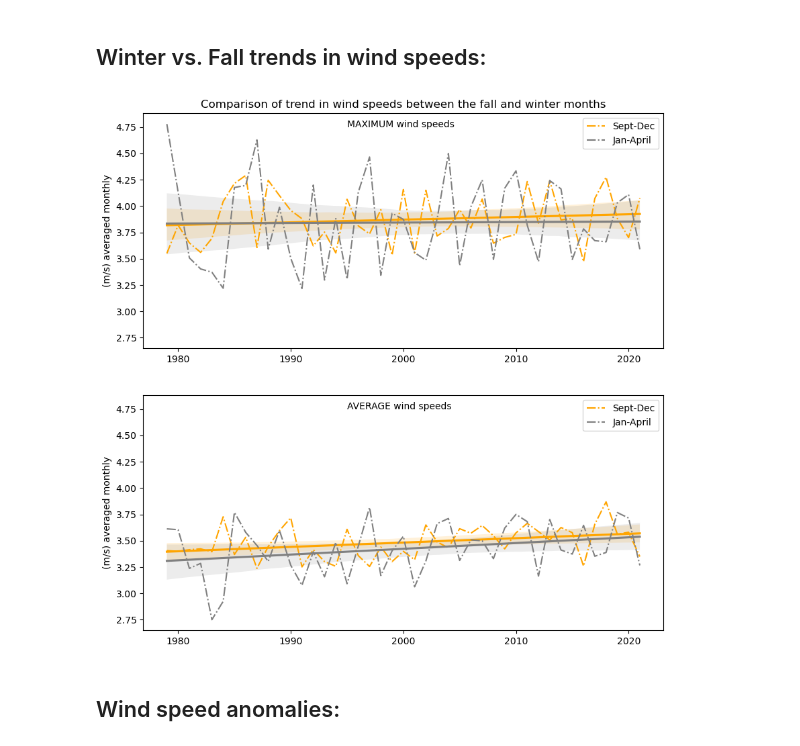
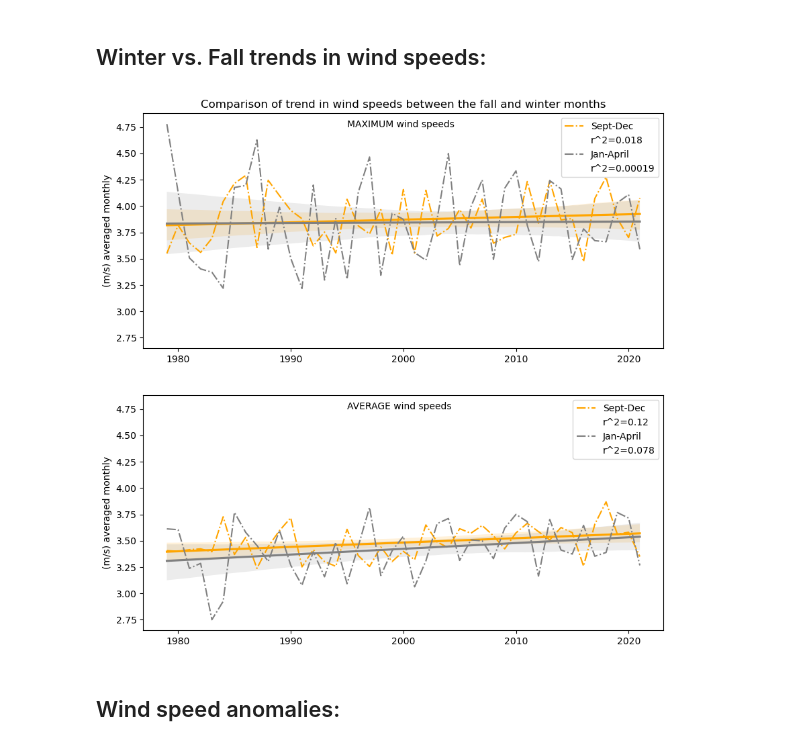
Before and after one commit to ejharri1/Emma-Eric, a Jupyter notebook: U10_WebbBay_singleloc.ipynb, the cells around one changed output. Saved outputs shown, nothing was run; the diff lists cells and outputs as text; code cells hidden in the pictures.

```diff
--- a/U10_WebbBay_singleloc.ipynb
+++ b/U10_WebbBay_singleloc.ipynb
@@ -257,36 +314,67 @@ Fairly distinctive decrease in wind speed over time for the summer season. Coupl
 # %%
 # plot
 fig, (ax, ax2) = plt.subplots(2, 1, figsize=(10,10), sharey=True)
 
+y1 = fall.max()
+x = x.reshape((-1,1)) # reshape array
+
+# linear regression FALL MAX WS
+new_model = LinearRegression().fit(x, y1)
+r_sq = new_model.score(x, y1) # calculate coefficient of determination
+
 # Sept-Dec MAX ws
-ax.plot(x, fall.max(), color='orange', linestyle='-.', label='Sept-Dec')
-sns.regplot(x=x, y=fall.max(),  marker='', color='orange', ax=ax)
+ax.plot(x, y1, color='orange', linestyle='-.', label='Sept-Dec')
+sns.regplot(x=x, y=y1,  marker='', color='orange', ax=ax, label=f"r^2={r_sq:0.2}")
+
+# ------------------------------------------------------------------------------------------------------------
+
+y2 = winter.max()
+
+# linear regression WINTER MAX WS
+new_model = LinearRegression().fit(x, y2)
+r_sq = new_model.score(x, y2) # calculate coefficient of determination
 
 # Jan-April MAX ws
-ax.plot(x, winter.max(), color='grey', linestyle='-.', label='Jan-April')
-sns.regplot(x=x, y=winter.max(), marker='', color='grey', ax=ax)
+ax.plot(x, y2, color='grey', linestyle='-.', label='Jan-April')
+sns.regplot(x=x, y=y2, marker='', color='grey', ax=ax, label=f"r^2={r_sq:0.2}")
 
 ax.set_ylabel('(m/s) averaged monthly')
 ax.text(x=1995, y=4.75,s='MAXIMUM wind speeds')
 ax.legend()
 
+# ------------------------------------------------------------------------------------------------------------
+
+y3 = fall.mean()
+
+# linear regression FALL MEAN WS
+new_model = LinearRegression().fit(x, y3)
+r_sq = new_model.score(x, y3) # calculate coefficient of determination
+
 # Sept-Dec MEAN ws
-ax2.plot(x, fall.mean(), color='orange', linestyle='-.', label='Sept-Dec')
-sns.regplot(x=x, y=fall.mean(),  marker='', color='orange')
+ax2.plot(x, y3, color='orange', linestyle='-.', label='Sept-Dec')
+sns.regplot(x=x, y=y3,  marker='', color='orange', label=f"r^2={r_sq:0.2}")
+
+# ------------------------------------------------------------------------------------------------------------
+
+y4 = winter.mean()
+
+# linear regression WINTER MEAN WS
+new_model = LinearRegression().fit(x, y4)
+r_sq = new_model.score(x, y4) # calculate coefficient of determination
 
 # Jan-April MEAN ws
-ax2.plot(x, winter.mean(), color='grey', linestyle='-.', label='Jan-April')
-sns.regplot(x=x, y=winter.mean(), marker='', color='grey')
+ax2.plot(x, y4, color='grey', linestyle='-.', label='Jan-April')
+sns.regplot(x=x, y=y4, marker='', color='grey', label=f"r^2={r_sq:0.2}")
 
 ax2.set_ylabel('(m/s) averaged monthly')
 ax2.text(x=1995, y=4.75,s='AVERAGE wind speeds')
 ax2.legend()
 
 ax.set_title('Comparison of trend in wind speeds between the fall and winter months')
 
 plt.show()
 # %% [output]
-[figure, old version]
+[figure, new version]
 # %% [markdown]
 ## Wind speed anomalies:
 # %% [markdown]
```
Also changed, not shown: parts of 14 cells of this notebook.
